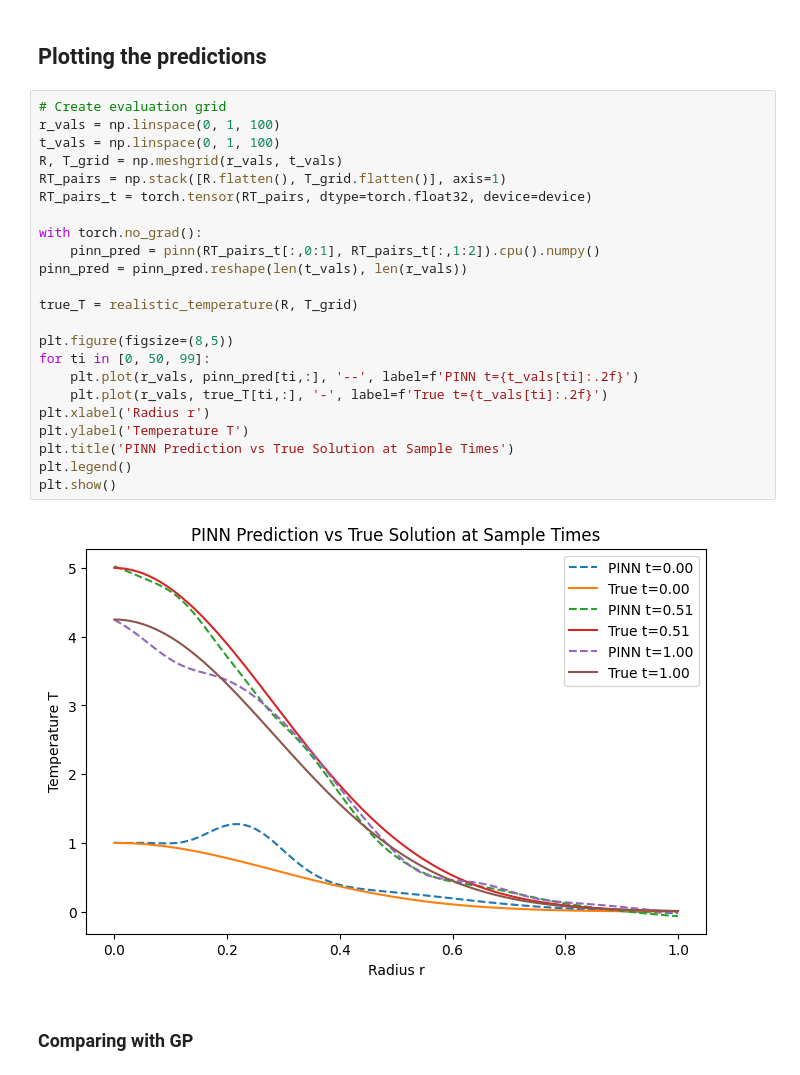
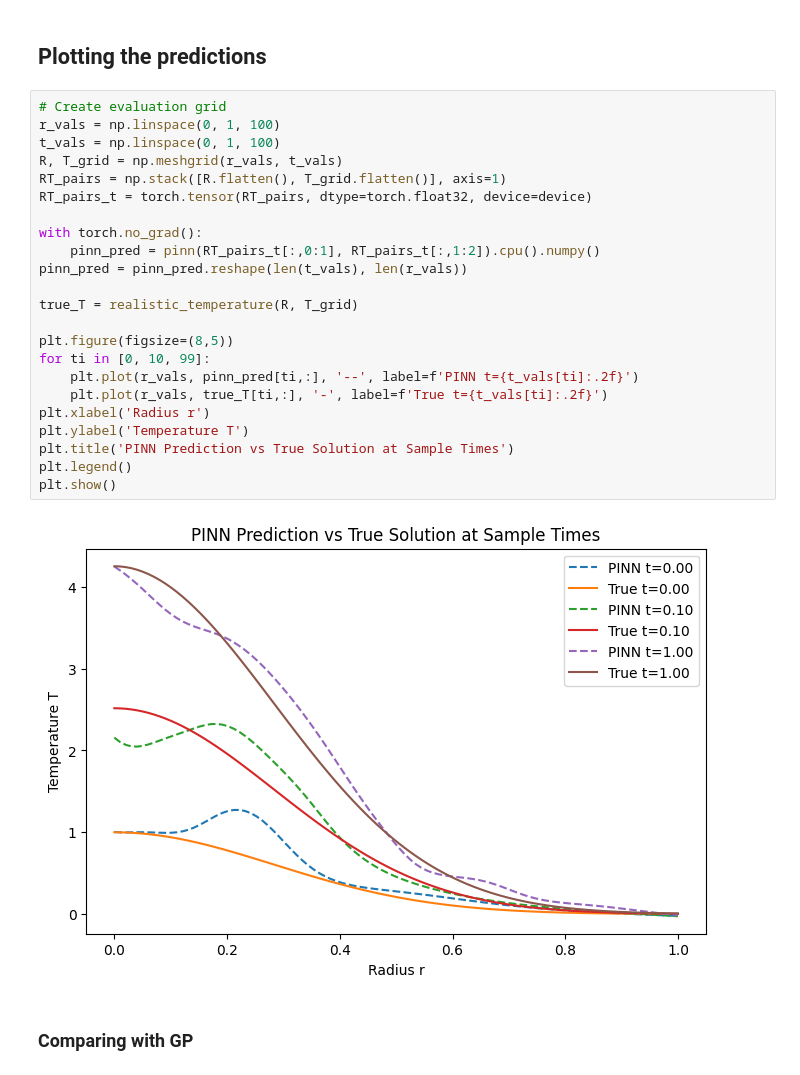
Before and after one commit to TongmengXie/plasma_temp, a Jupyter notebook: codes/PINN_Plasma_Evolution_Prediction.ipynb, the cells around one changed output. Drawn from its saved outputs; the diff is of its cells as text.

```diff
--- a/codes/PINN_Plasma_Evolution_Prediction.ipynb
+++ b/codes/PINN_Plasma_Evolution_Prediction.ipynb
@@ -221,28 +221,28 @@ pinn_loaded.load_state_dict(torch.load('../models/pinn_model.pth'))
 # %%
 # Create evaluation grid
 r_vals = np.linspace(0, 1, 100)
 t_vals = np.linspace(0, 1, 100)
 R, T_grid = np.meshgrid(r_vals, t_vals)
 RT_pairs = np.stack([R.flatten(), T_grid.flatten()], axis=1)
 RT_pairs_t = torch.tensor(RT_pairs, dtype=torch.float32, device=device)
 
 with torch.no_grad():
     pinn_pred = pinn(RT_pairs_t[:,0:1], RT_pairs_t[:,1:2]).cpu().numpy()
 pinn_pred = pinn_pred.reshape(len(t_vals), len(r_vals))
 
 true_T = realistic_temperature(R, T_grid)
 
 plt.figure(figsize=(8,5))
-for ti in [0, 50, 99]:
+for ti in [0, 10, 99]:
     plt.plot(r_vals, pinn_pred[ti,:], '--', label=f'PINN t={t_vals[ti]:.2f}')
     plt.plot(r_vals, true_T[ti,:], '-', label=f'True t={t_vals[ti]:.2f}')
 plt.xlabel('Radius r')
 plt.ylabel('Temperature T')
 plt.title('PINN Prediction vs True Solution at Sample Times')
 plt.legend()
 plt.show()
 # %% [output]
-[figure, old version]
+[figure, new version]
 # %% [markdown]
 ### Comparing with GP
 # %%
```
